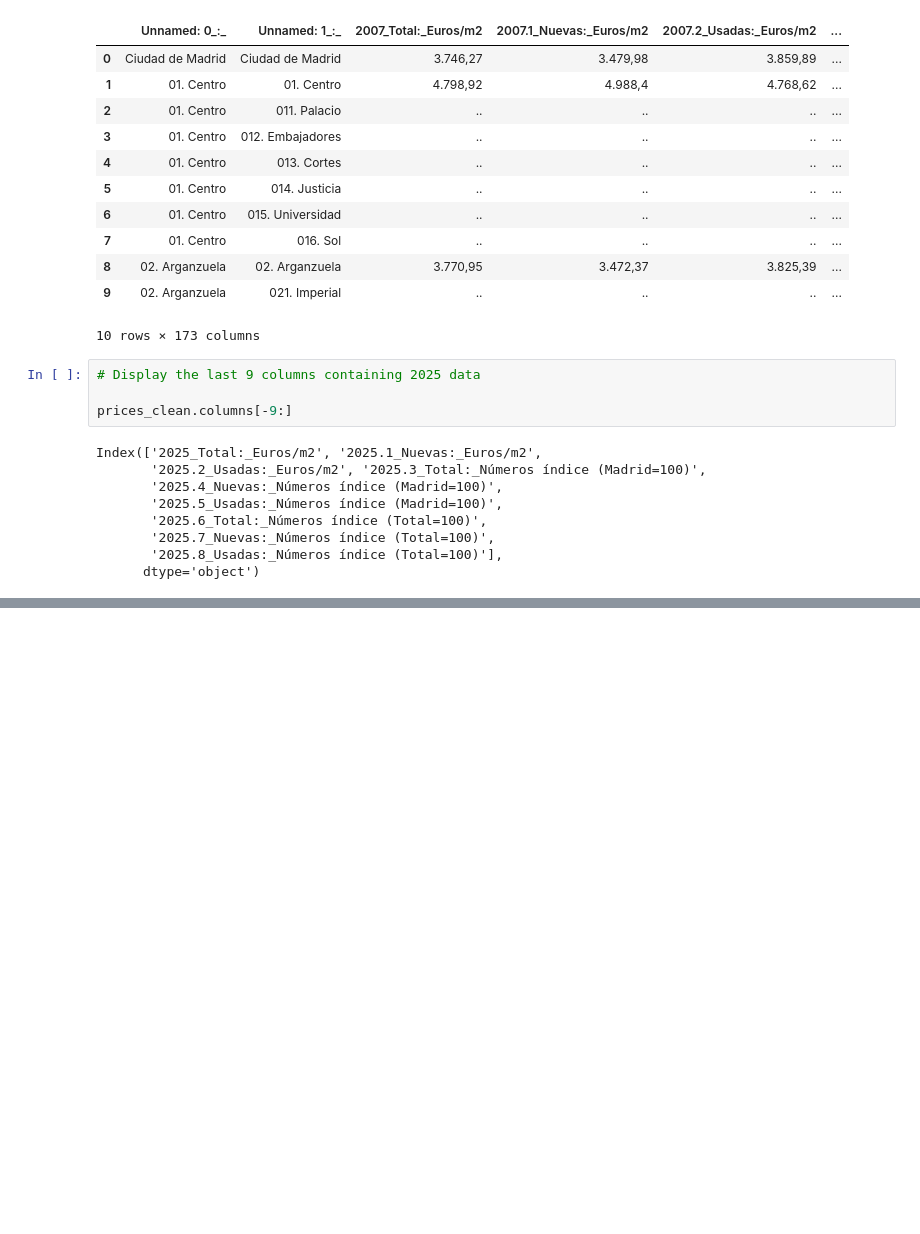
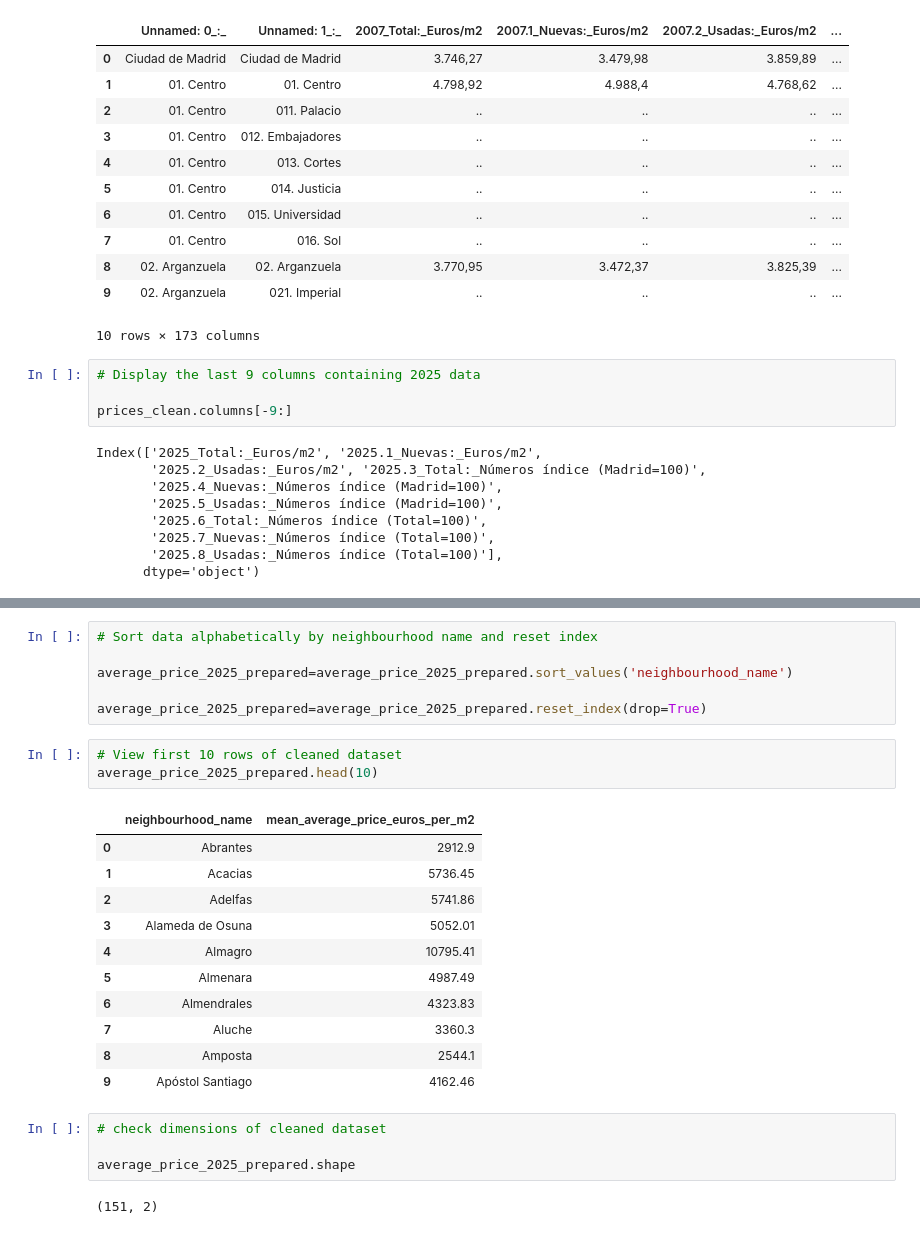
Before and after one commit to CharlieSm49/madrid-housing-ml, a Jupyter notebook: notebooks/02_cleaning_prices.ipynb, the cells around one changed output, grey strips where cells are left out. Cells and saved outputs as stored; diff of their text form; blank space fills up the shorter version.

```diff
--- a/notebooks/02_cleaning_prices.ipynb
+++ b/notebooks/02_cleaning_prices.ipynb
@@ -255,0 +319,27 @@ array(['Ciudad de Madrid', '01. Centro', '011. Palacio',
+# %%
+# Sort data alphabetically by neighbourhood name and reset index
+
+average_price_2025_prepared=average_price_2025_prepared.sort_values('neighbourhood_name')
+
+average_price_2025_prepared=average_price_2025_prepared.reset_index(drop=True)
+# %%
+# View first 10 rows of cleaned dataset
+average_price_2025_prepared.head(10)
+# %% [output]
+|  | neighbourhood_name | mean_average_price_euros_per_m2 |
+| 0 | Abrantes | 2912.9 |
+| 1 | Acacias | 5736.45 |
+| 2 | Adelfas | 5741.86 |
+| 3 | Alameda de Osuna | 5052.01 |
+| 4 | Almagro | 10795.41 |
+| 5 | Almenara | 4987.49 |
+| 6 | Almendrales | 4323.83 |
+| 7 | Aluche | 3360.3 |
+| 8 | Amposta | 2544.1 |
+| 9 | Apóstol Santiago | 4162.46 |
+# %%
+# check dimensions of cleaned dataset
+
+average_price_2025_prepared.shape
+# %% [output]
+(151, 2)
```
Also changed, not shown: parts of 31 cells of this notebook, 5 other files.
